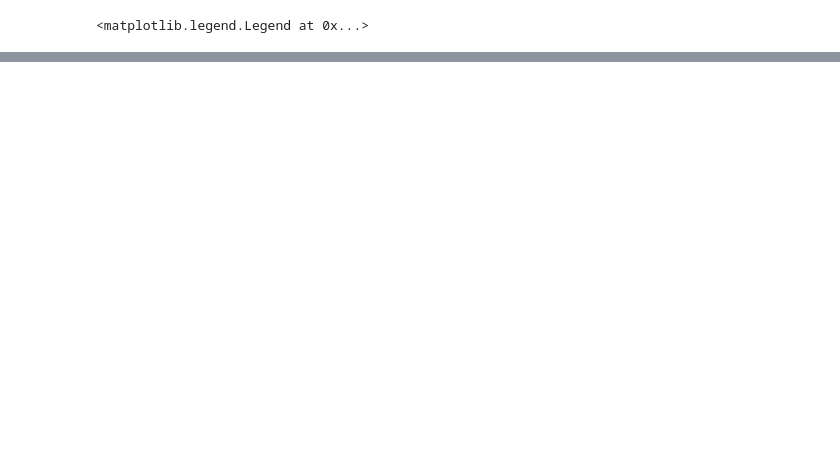
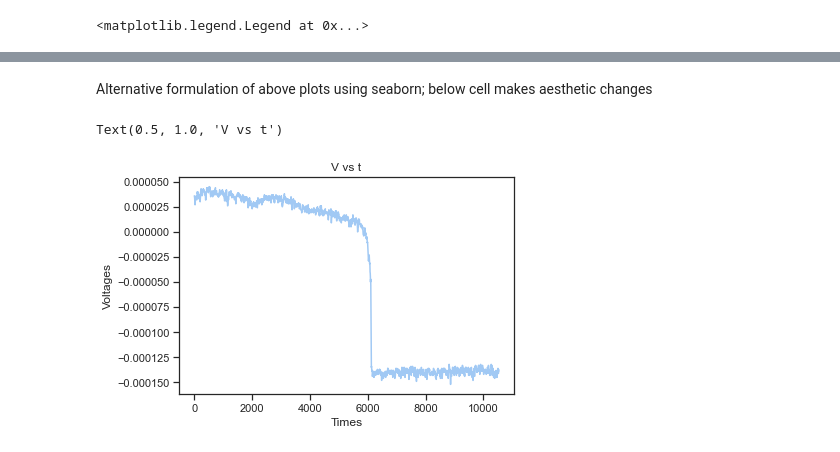
Before and after one commit to nolanylee/astro121lab, a Jupyter notebook: Long_Obs2_Analysis.ipynb, the cells around one changed output, grey strips where cells are left out. Saved outputs shown, nothing was run; the diff lists cells and outputs as text; code cells hidden in the pictures; blank space fills up the shorter version.

```diff
--- a/Long_Obs2_Analysis.ipynb
+++ b/Long_Obs2_Analysis.ipynb
@@ -9,6 +10,7 @@ import new_interf
 from datetime import datetime, timedelta
 # %%
 m17_data = pd.read_csv('long_obs_data2.csv')
+other_data=pd.read_csv('long_obs_data.csv')
 
 m17_volts = m17_data['Voltages']
 m17_times = m17_data['Times']
@@ -19,6 +21,9 @@ def utc_to_local(unix_time):
     return time.strftime('%Y-%m-%d %H:%M:%S')
 t= utc_to_local(m17_times[0])
 print(t, "local time")
+m17_data.drop('Unnamed: 0', axis=1, inplace=True) #drop redundant index columnn to clean dataframe
+other_data.drop('Unnamed: 0', axis=1, inplace=True) #drop redundant index columnn to clean dataframe
+
 
 print(m17_times[0], "time of observation in bullshit unix")
 m17_times -= m17_times[0]  # this is shorthand for moontime = itself minus moontime[0]
@@ -134,3 +153,14 @@ plt.show()
 # %% [output]
 [interactive output not drawn]
 [interactive output not drawn]
+# %% [markdown]
+Alternative formulation of above plots using seaborn; below cell makes aesthetic changes
+# %%
+%matplotlib inline
+sns.set_theme(style='ticks', palette='magma')
+# %%
+sns.lineplot(data=m17_data, y='Voltages', x='Times')
+plt.title('V vs t')
+# %% [output]
+Text(0.5, 1.0, 'V vs t')
+[figure, added]
```
Also changed, not shown: parts of 8 cells of this notebook.
